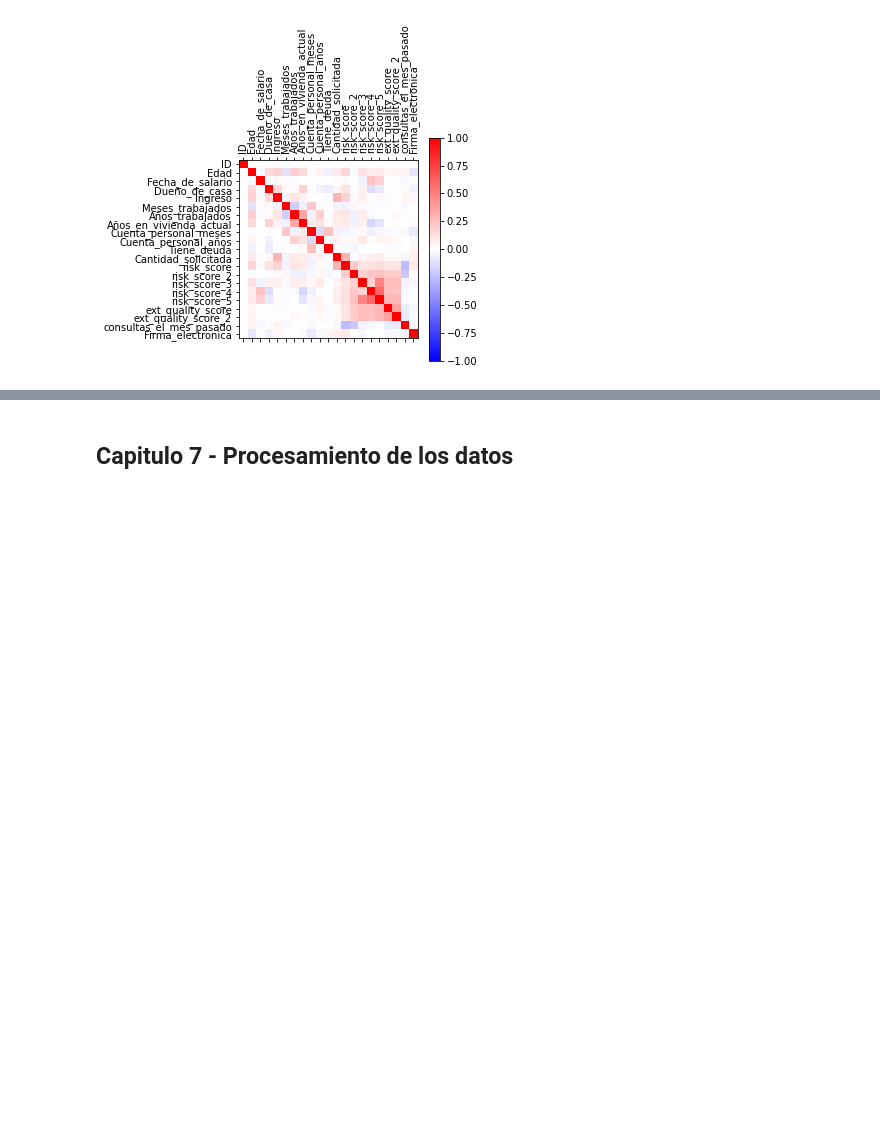
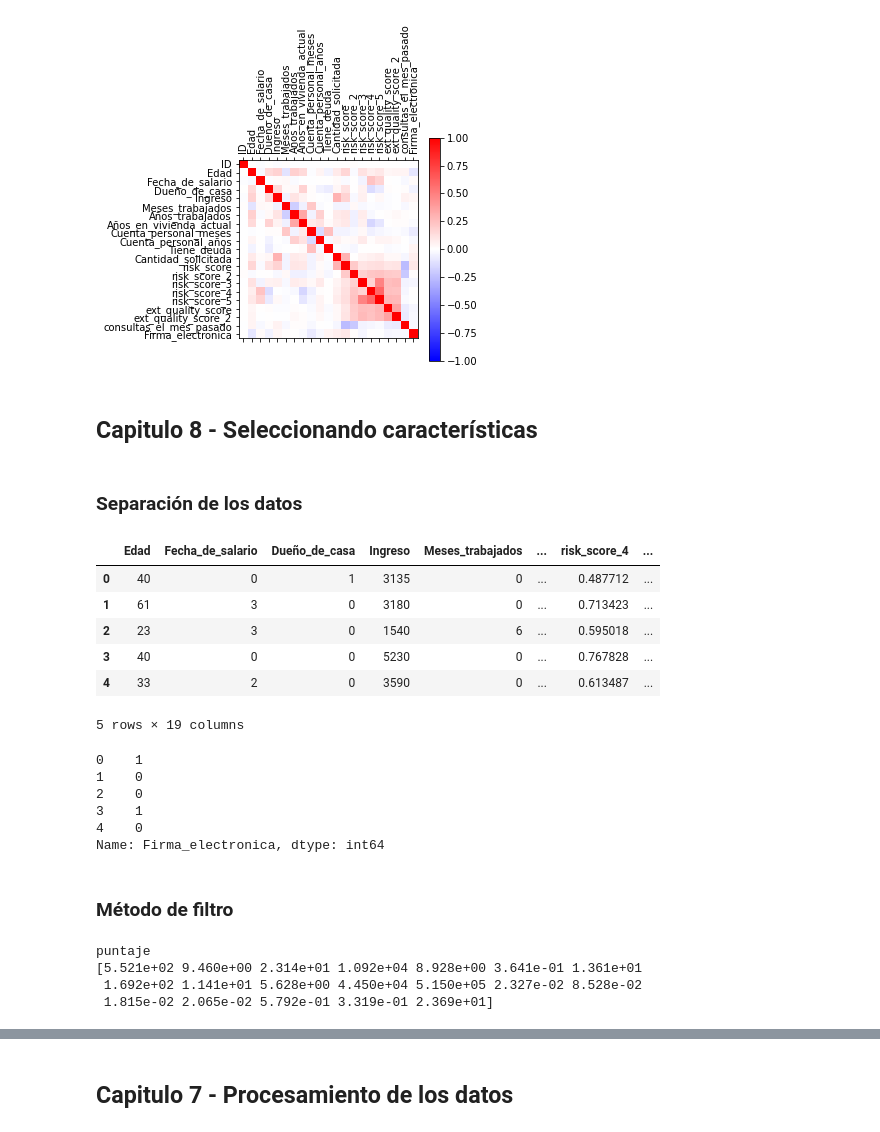
Before and after one commit to ismaelacosta/Proyecto_AID, a Jupyter notebook: examen.ipynb, the cells around one changed output, grey strips where cells are left out. Drawn from its saved outputs; the diff is of its cells as text; code cells hidden in the pictures; blank space fills up the shorter version.

```diff
--- a/examen.ipynb
+++ b/examen.ipynb
@@ -18,5 +27,8 @@ from sklearn import preprocessing
 # %% [markdown]
 Configuramos opciones de visualización
+# %%
+pd.options.display.max_columns = 10
+pd.options.display.max_rows = 10
 # %% [markdown]
 ## Cargando Dataset
 
@@ -194,3 +206,50 @@ plt.show()
 # %% [output]
 <Figure size 144000x144000 with 0 Axes>
 [figure]
+# %% [markdown]
+## Capitulo 8 - Seleccionando características
+# %% [markdown]
+### Separación de los datos
+# %%
+# Datos de entrada o independientes
+# Por el momento todas menos ID y  la firma electronica
+X = df.iloc[:,1:-1]
+X.head()
+# %% [output]
+|  | Edad | Fecha_de_salario | Dueño_de_casa | Ingreso | Meses_trabajados | ... | risk_score_4 | ... |
+| 0 | 40 | 0 | 1 | 3135 | 0 | ... | 0.487712 | ... |
+| 1 | 61 | 3 | 0 | 3180 | 0 | ... | 0.713423 | ... |
+| 2 | 23 | 3 | 0 | 1540 | 6 | ... | 0.595018 | ... |
+| 3 | 40 | 0 | 0 | 5230 | 0 | ... | 0.767828 | ... |
+| 4 | 33 | 2 | 0 | 3590 | 0 | ... | 0.613487 | ... |
+5 rows × 19 columns
+# %%
+# Datos de salida o independientes
+# Solamente la columna de firma electronica
+y = df['Firma_electronica']
+y.head()
+# %% [output]
+0    1
+1    0
+2    0
+3    1
+4    0
+Name: Firma_electronica, dtype: int64
+# %% [markdown]
+### Método de filtro
+# %%
+# Seleccionando características
+# Se pueden cambiar el número de caracteristicas
+# Extraccion de caracteristicas : chi-cuadrado
+prueba = SelectKBest(score_func=chi2, k=5)
+entrenamiento = prueba.fit(X.values, y.values)
+
+# Puntaje de caracteristicas: chi- cuadrado
+print("puntaje")
+np.set_printoptions(precision=3)
+print(entrenamiento.scores_)
+# %% [output]
+puntaje
+[5.521e+02 9.460e+00 2.314e+01 1.092e+04 8.928e+00 3.641e-01 1.361e+01
+ 1.692e+02 1.141e+01 5.628e+00 4.450e+04 5.150e+05 2.327e-02 8.528e-02
+ 1.815e-02 2.065e-02 5.792e-01 3.319e-01 2.369e+01]
```
Also changed, not shown: parts of 14 cells of this notebook.
